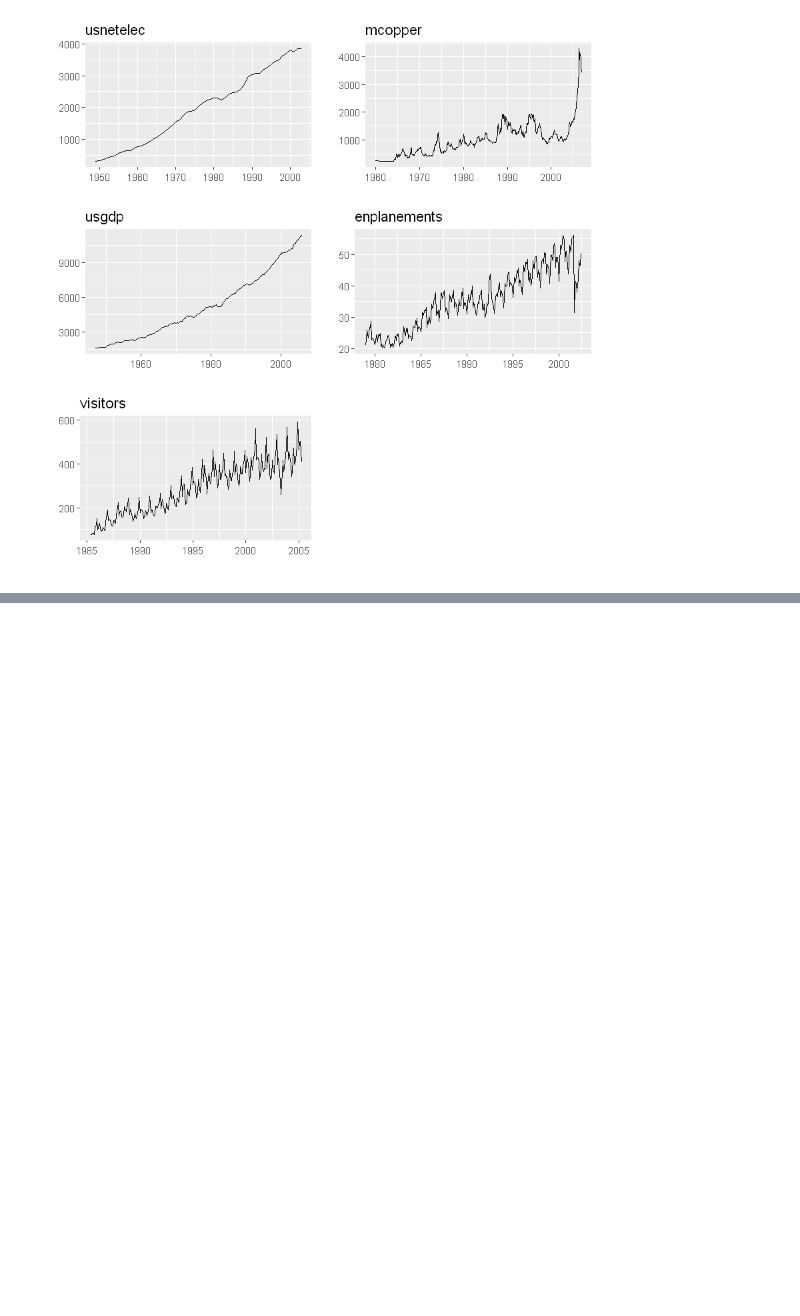
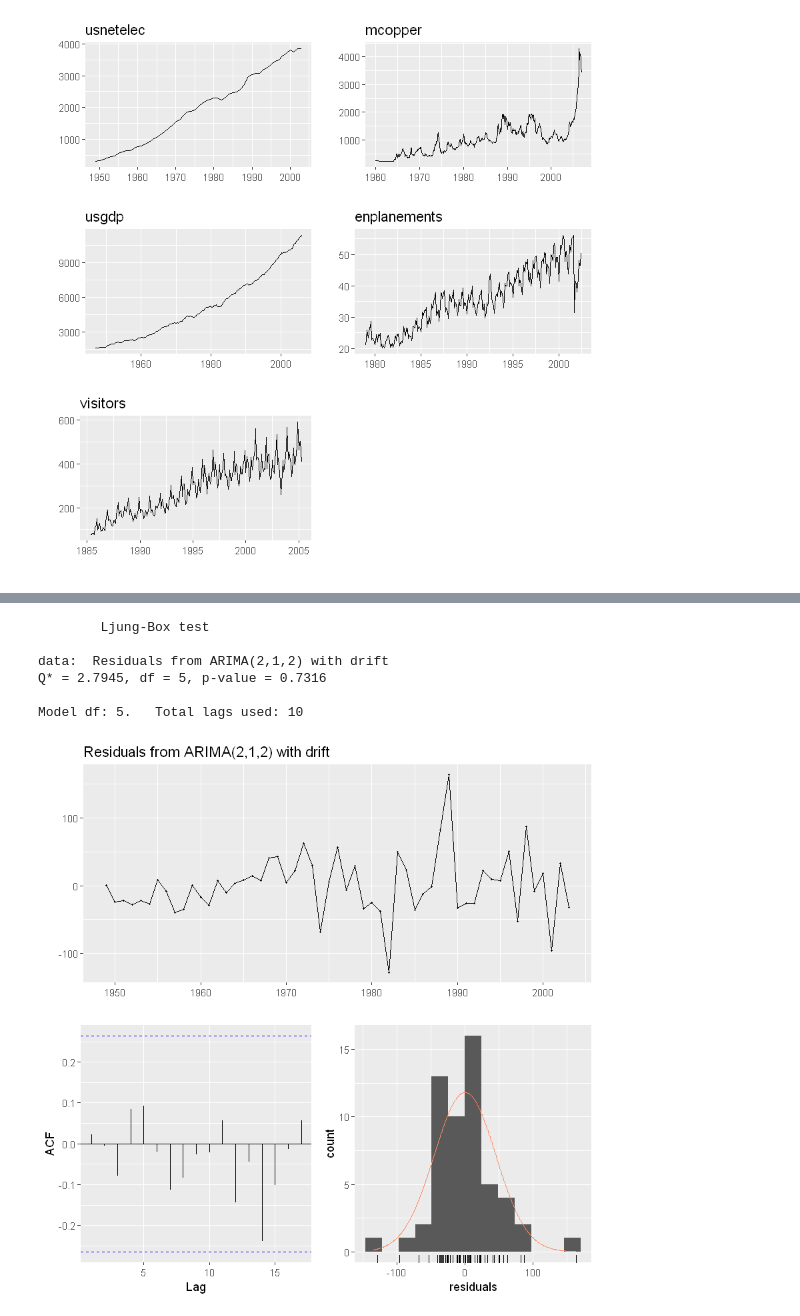
Before and after one commit to D4R6-Robot/Statistics, a Jupyter notebook: 2nd semester/02.TimeSeries/HW3/HW(3-2).ipynb, the cells around one changed output, grey strips where cells are left out. Saved outputs shown, nothing was run; the diff lists cells and outputs as text; code cells hidden in the pictures; blank space fills up the shorter version.

```diff
--- a/2nd semester/02.TimeSeries/HW3/HW(3-2).ipynb
+++ b/2nd semester/02.TimeSeries/HW3/HW(3-2).ipynb
@@ -61,0 +73,10 @@ ggtsdisplay(diff(usnetelec))
+# %%
+checkresiduals(fit1)
+# %% [output]
+        Ljung-Box test
+
+data:  Residuals from ARIMA(2,1,2) with drift
+Q* = 2.7945, df = 5, p-value = 0.7316
+
+Model df: 5.   Total lags used: 10
+[figure, added]
```
Also changed, not shown: parts of 35 cells of this notebook, 1 other file.
